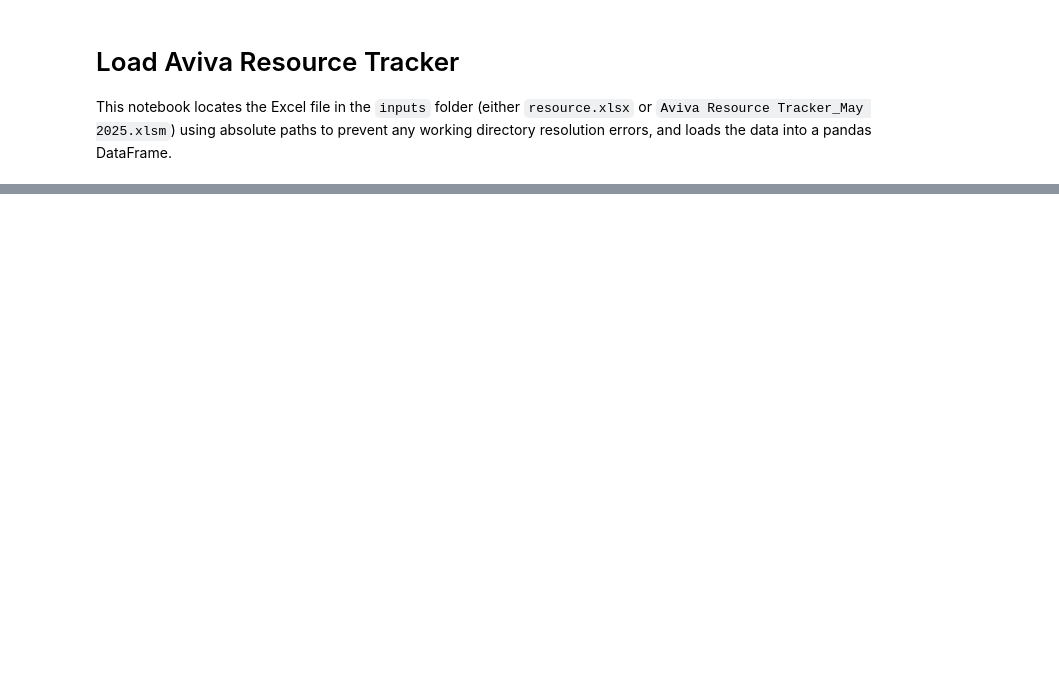
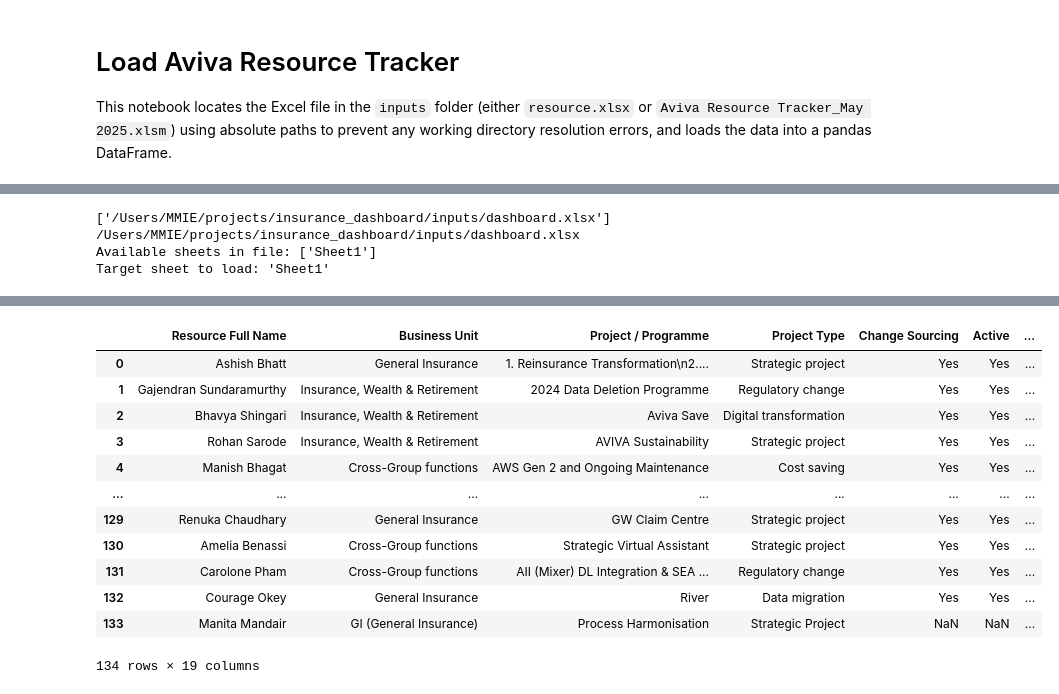
Before and after one commit to michaelmorar/insurance_dashboard, a Jupyter notebook: notebooks/exp1.ipynb, the cells around one changed output, grey strips where cells are left out. Drawn from its saved outputs; the diff is of its cells as text; code cells hidden in the pictures; blank space fills up the shorter version.

Commit message:
updated project - more automation

```diff
--- a/notebooks/exp1.ipynb
+++ b/notebooks/exp1.ipynb
@@ -50,16 +55,18 @@ Successfully recovered working directory by switching to project root: /Users/MM
 Using Excel file: /Users/MMIE/projects/insurance_dashboard/inputs/resource.xlsx
 # %%
-# Load available sheet names to determine the correct target sheet
-xls = pd.ExcelFile(excel_path)
-sheet_names = xls.sheet_names
-print(f"Available sheets in file: {sheet_names}")
+def get_target_sheet_names(excel_path):
+    # Load available sheet names to determine the correct target sheet
+    xls = pd.ExcelFile(excel_path)
+    sheet_names = xls.sheet_names
+    print(f"Available sheets in file: {sheet_names}")
 
-# Determine sheet to load ('Change Sourcing' if present, otherwise fallback to 'Sheet1' or the first sheet)
-target_sheet = 'Change Sourcing'
-if target_sheet not in sheet_names:
-    if 'Sheet1' in sheet_names:
-        target_sheet = 'Sheet1'
-    else:
-        target_sheet = sheet_names[0]
+    # Determine sheet to load ('Change Sourcing' if present, otherwise fallback to 'Sheet1' or the first sheet)
+    target_sheet = 'Change Sourcing'
+    if target_sheet not in sheet_names:
+        if 'Sheet1' in sheet_names:
+            target_sheet = 'Sheet1'
+        else:
+            target_sheet = sheet_names[0]
 
-print(f"Target sheet to load: '{target_sheet}'")
+    print(f"Target sheet to load: '{target_sheet}'")
+    return target_sheet
@@ -94,0 +139,19 @@ Name: Status, Length: 1309, dtype: str
+# %%
+excel_path = get_excel_path(project_root, "dashboard.xlsx")
+print(excel_path)
+target_sheet = get_target_sheet_names(excel_path)
+# %% [output]
+['/Users/MMIE/projects/insurance_dashboard/inputs/dashboard.xlsx']
+/Users/MMIE/projects/insurance_dashboard/inputs/dashboard.xlsx
+Available sheets in file: ['Sheet1']
+Target sheet to load: 'Sheet1'
+# %%
+# Load dashboard source data
+
+df_dashboard = pd.read_excel(excel_path, sheet_name=target_sheet)
+
+print(f"Successfully loaded data.")
+print(f"DataFrame shape: {df.shape[0]} rows, {df.shape[1]} columns.")
+
+df_dashboard
+# %% [output]
@@ -94,0 +160,13 @@ Name: Status, Length: 1309, dtype: str
+|  | Resource Full Name | Business Unit | Project / Programme | Project Type | Change Sourcing | Active | ... |
+| 0 | Ashish Bhatt | General Insurance | 1. Reinsurance Transformation\n2.... | Strategic project | Yes | Yes | ... |
+| 1 | Gajendran Sundaramurthy | Insurance, Wealth & Retirement | 2024 Data Deletion Programme | Regulatory change | Yes | Yes | ... |
+| 2 | Bhavya Shingari | Insurance, Wealth & Retirement | Aviva Save | Digital transformation | Yes | Yes | ... |
+| 3 | Rohan Sarode | Insurance, Wealth & Retirement | AVIVA Sustainability | Strategic project | Yes | Yes | ... |
+| 4 | Manish Bhagat | Cross-Group functions | AWS Gen 2 and Ongoing Maintenance | Cost saving | Yes | Yes | ... |
+| ... | ... | ... | ... | ... | ... | ... | ... |
+| 129 | Renuka Chaudhary | General Insurance | GW Claim Centre | Strategic project | Yes | Yes | ... |
+| 130 | Amelia Benassi | Cross-Group functions | Strategic Virtual Assistant | Strategic project | Yes | Yes | ... |
+| 131 | Carolone Pham | Cross-Group functions | AII (Mixer) DL Integration & SEA ... | Regulatory change | Yes | Yes | ... |
+| 132 | Courage Okey | General Insurance | River | Data migration | Yes | Yes | ... |
+| 133 | Manita Mandair | GI (General Insurance) | Process Harmonisation | Strategic Project | NaN | NaN | ... |
+134 rows × 19 columns
```
Also changed, not shown: parts of 12 cells of this notebook, 9 other files.
